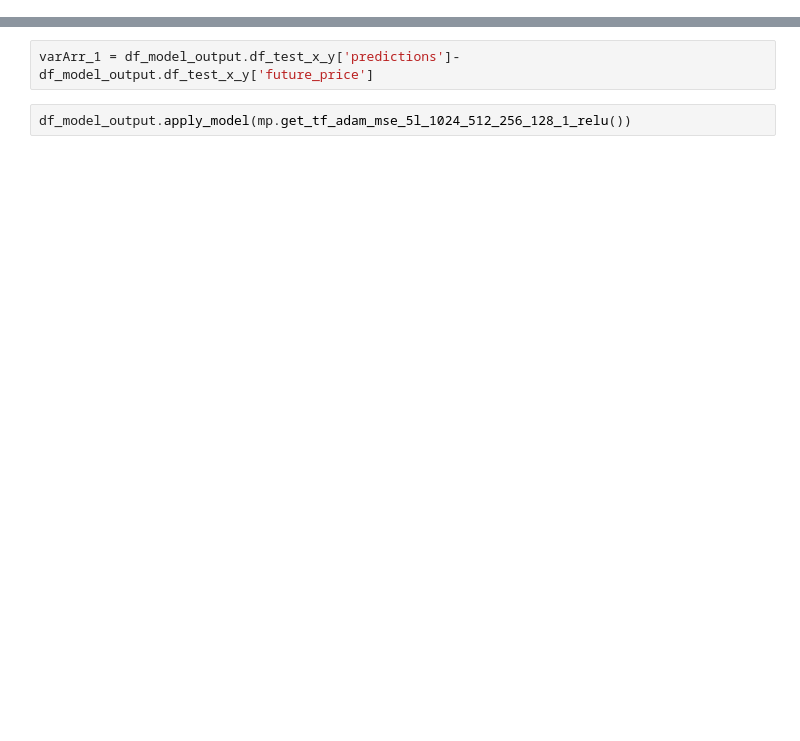
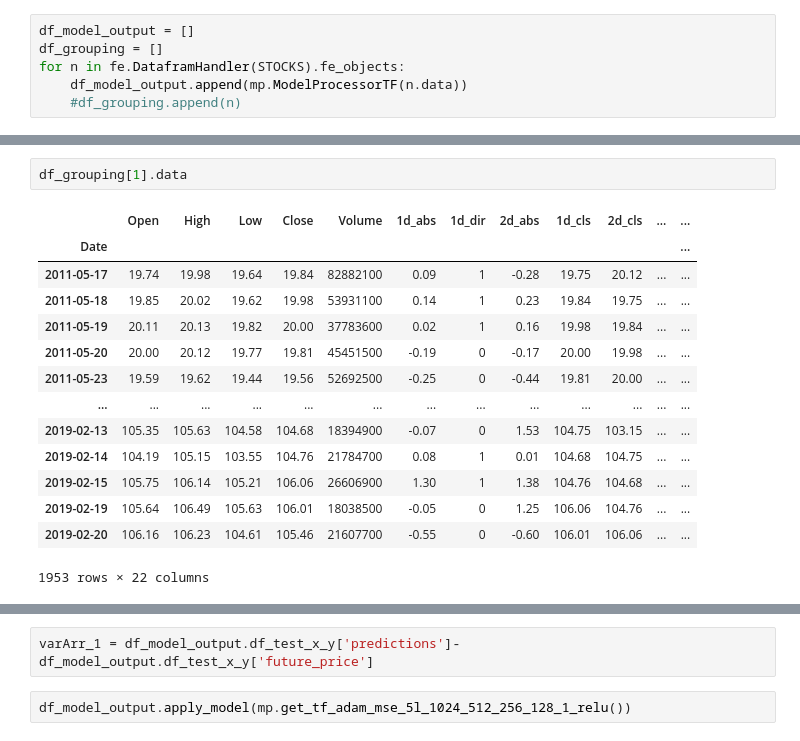
Before and after one commit to estanislaogoya/tp-final-itba, a Jupyter notebook: main.ipynb, the cells around one changed output, grey strips where cells are left out. Cells and saved outputs as stored; diff of their text form; blank space fills up the shorter version.

Commit message:
refactoring for multiple stock processing

```diff
--- a/main.ipynb
+++ b/main.ipynb
@@ -10,0 +13,6 @@ STOCKS = ls.load_tickers_df(TICKER_NAMES, display="grid")
+# %%
+df_model_output = []
+df_grouping = []
+for n in fe.DataframHandler(STOCKS).fe_objects:
+    df_model_output.append(mp.ModelProcessorTF(n.data))
+    #df_grouping.append(n)
@@ -11,2 +46,19 @@ STOCKS = ls.load_tickers_df(TICKER_NAMES, display="grid")
+# %%
+df_grouping[1].data
+# %% [output]
+|  | Open | High | Low | Close | Volume | 1d_abs | 1d_dir | 2d_abs | 1d_cls | 2d_cls | ... | ... |
+| Date |  |  |  |  |  |  |  |  |  |  |  | ... |
+| 2011-05-17 | 19.74 | 19.98 | 19.64 | 19.84 | 82882100 | 0.09 | 1 | -0.28 | 19.75 | 20.12 | ... | ... |
+| 2011-05-18 | 19.85 | 20.02 | 19.62 | 19.98 | 53931100 | 0.14 | 1 | 0.23 | 19.84 | 19.75 | ... | ... |
+| 2011-05-19 | 20.11 | 20.13 | 19.82 | 20.00 | 37783600 | 0.02 | 1 | 0.16 | 19.98 | 19.84 | ... | ... |
+| 2011-05-20 | 20.00 | 20.12 | 19.77 | 19.81 | 45451500 | -0.19 | 0 | -0.17 | 20.00 | 19.98 | ... | ... |
+| 2011-05-23 | 19.59 | 19.62 | 19.44 | 19.56 | 52692500 | -0.25 | 0 | -0.44 | 19.81 | 20.00 | ... | ... |
+| ... | ... | ... | ... | ... | ... | ... | ... | ... | ... | ... | ... | ... |
+| 2019-02-13 | 105.35 | 105.63 | 104.58 | 104.68 | 18394900 | -0.07 | 0 | 1.53 | 104.75 | 103.15 | ... | ... |
+| 2019-02-14 | 104.19 | 105.15 | 103.55 | 104.76 | 21784700 | 0.08 | 1 | 0.01 | 104.68 | 104.75 | ... | ... |
+| 2019-02-15 | 105.75 | 106.14 | 105.21 | 106.06 | 26606900 | 1.30 | 1 | 1.38 | 104.76 | 104.68 | ... | ... |
+| 2019-02-19 | 105.64 | 106.49 | 105.63 | 106.01 | 18038500 | -0.05 | 0 | 1.25 | 106.06 | 104.76 | ... | ... |
+| 2019-02-20 | 106.16 | 106.23 | 104.61 | 105.46 | 21607700 | -0.55 | 0 | -0.60 | 106.01 | 106.06 | ... | ... |
+1953 rows × 22 columns
 # %%
 df_model_output = mp.ModelProcessorTF(fe.pricePredictionFeatureEng40(STOCKS))
```
Also changed, not shown: parts of 8 cells of this notebook, 6 other files.
